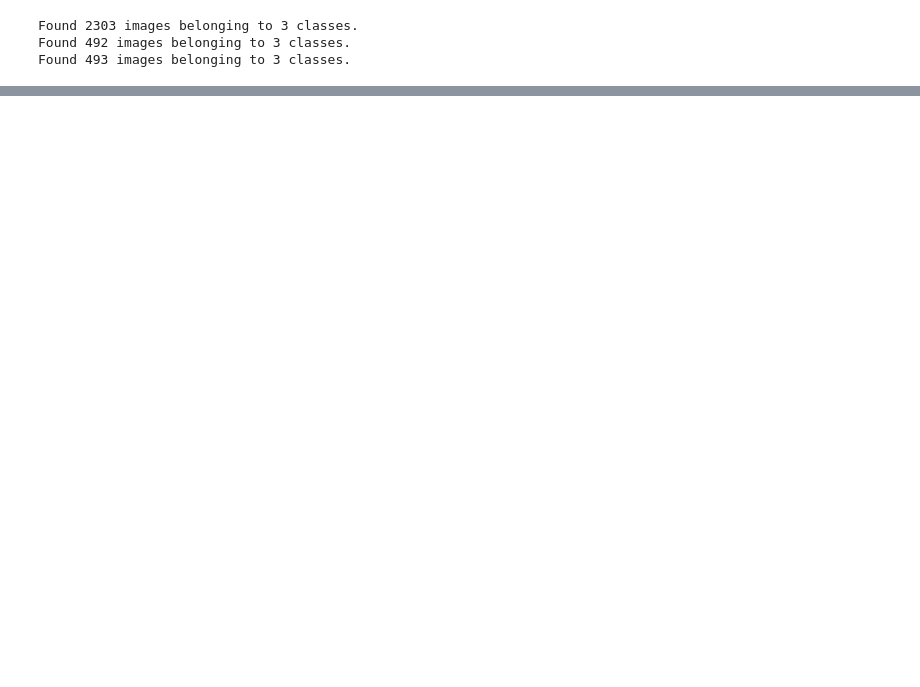
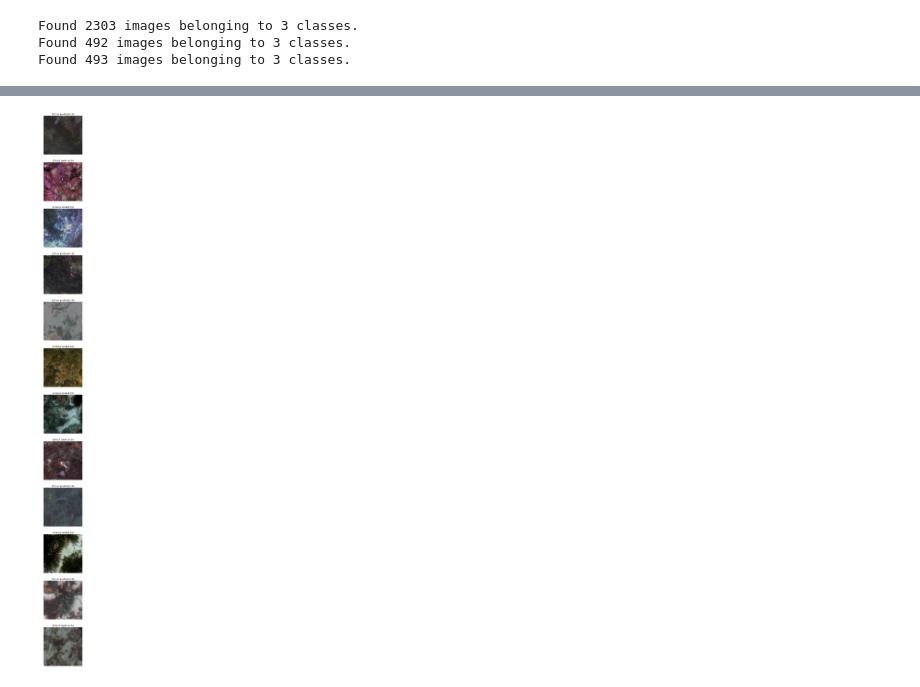
Before and after one commit to ImageGravity/Coral_dataset, a Jupyter notebook: vgg16_fine_tuning.ipynb, the cells around one changed output, grey strips where cells are left out. Cells and saved outputs as stored; diff of their text form; code cells hidden in the pictures; blank space fills up the shorter version.

```diff
--- a/vgg16_fine_tuning.ipynb
+++ b/vgg16_fine_tuning.ipynb
@@ -55,6 +63,9 @@ def encode(labels):
     return to_categorical(labels)
 # %%
 def decode(labels):
+    '''
+    Decode one-hot-encoded labels.
+    '''
     return np.argmax(labels, axis=1)
 # %%
 def plot_metrics(history):
@@ -167,0 +220,3 @@ keras.__version__
+# %%
+#Retrieve model if re-opening notebook
+vgg16_model = load_model('/Users/diegoeduardo/Desktop/Coral Reef Data/models/july_10_7pm_classes(239_150_64).h5')
@@ -167,0 +243,6 @@ keras.__version__
+# %%
+test_imgs_rescaled = test_imgs/255
+ls_test_imgs = list(test_imgs_rescaled)
+plot_images(ls_test_imgs, test_labels, predictions, classes=classes, correct=False, incorrect=True)
+# %% [output]
+[figure, added]
```
Also changed, not shown: parts of 21 cells of this notebook.
